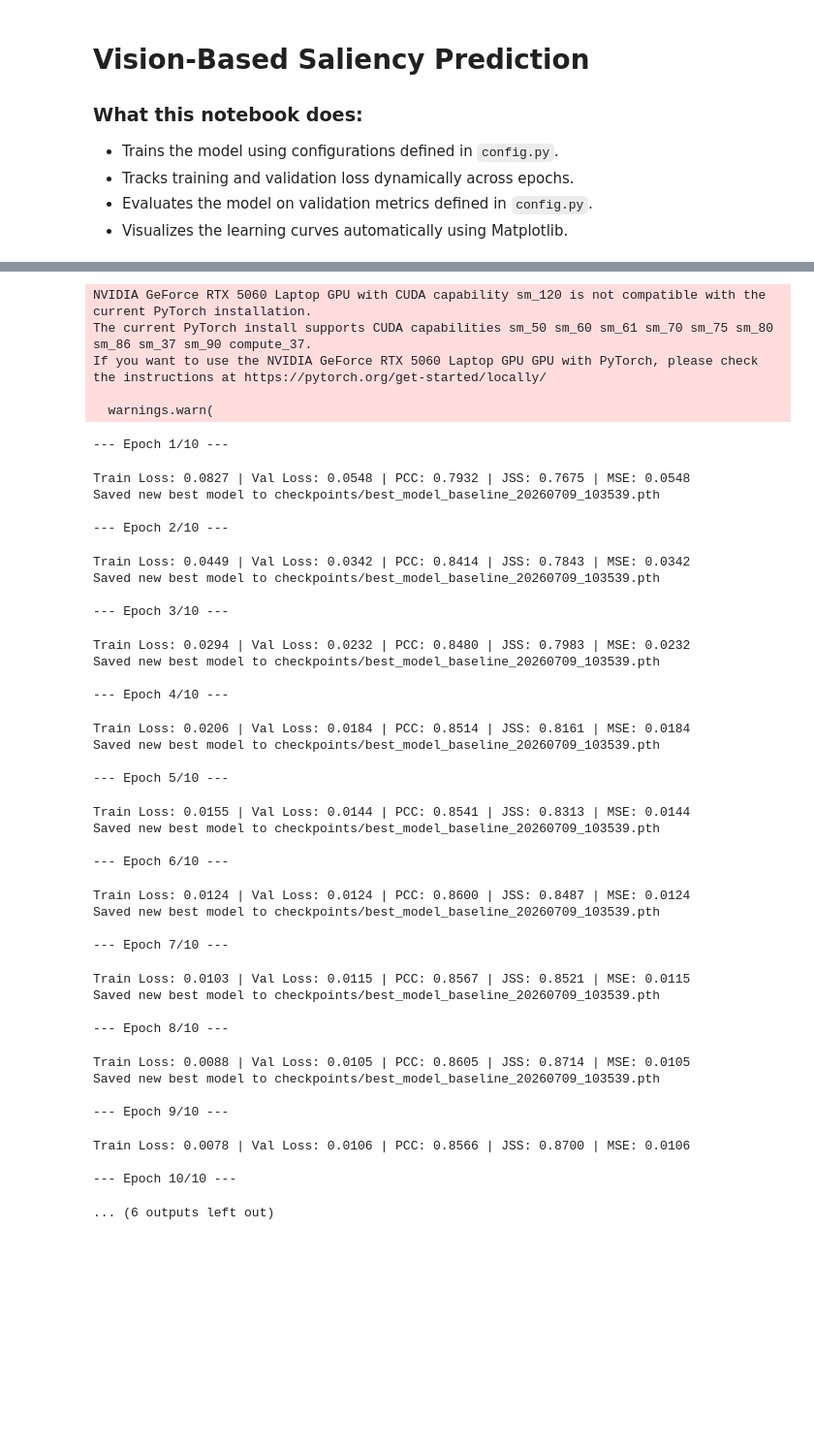
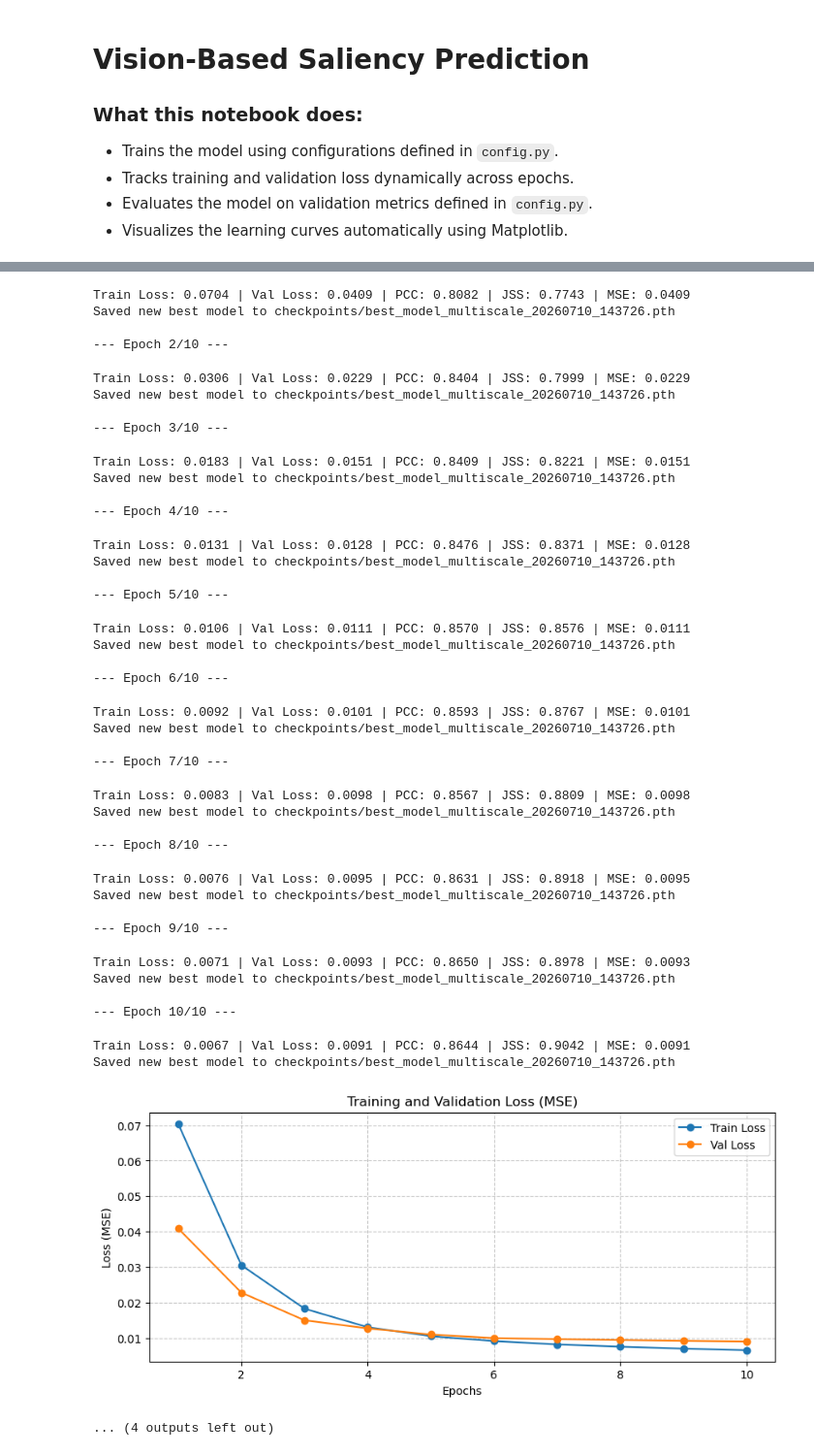
Before and after one commit to Roncooo/NNDL_Vision-Based-Saliency-Prediction, a Jupyter notebook: run.ipynb, the cells around one changed output, grey strips where cells are left out. Shown at 97% size. Saved outputs shown, nothing was run; the diff lists cells and outputs as text; code cells hidden in the pictures; blank space fills up the shorter version.

Commit message:
train of multiscale model

```diff
--- a/run.ipynb
+++ b/run.ipynb
@@ -21,7 +21,7 @@ PLOT_DIR = "plots"
 if SAVE_PLOTS:
     os.makedirs(PLOT_DIR, exist_ok=True)
 
-experiments = ["baseline"]
+experiments = ["multiscale"] # baseline or multiscale
 results = {}
 
 for name in experiments:
@@ -89,42 +91,40 @@ Using device: cuda
-NVIDIA GeForce RTX 5060 Laptop GPU with CUDA capability sm_120 is not compatible with the current PyTorch installation.
-The current PyTorch install supports CUDA capabilities sm_50 sm_60 sm_61 sm_70 sm_75 sm_80 sm_86 sm_37 sm_90 compute_37.
-If you want to use the NVIDIA GeForce RTX 5060 Laptop GPU GPU with PyTorch, please check the instructions at https://pytorch.org/get-started/locally/
+Train Loss: 0.0704 | Val Loss: 0.0409 | PCC: 0.8082 | JSS: 0.7743 | MSE: 0.0409
+Saved new best model to checkpoints/best_model_multiscale_20260710_143726.pth
 
-  warnings.warn(
+--- Epoch 2/10 ---
---- Epoch 1/10 ---
+Train Loss: 0.0306 | Val Loss: 0.0229 | PCC: 0.8404 | JSS: 0.7999 | MSE: 0.0229
+Saved new best model to checkpoints/best_model_multiscale_20260710_143726.pth
+
+--- Epoch 3/10 ---
-Train Loss: 0.0827 | Val Loss: 0.0548 | PCC: 0.7932 | JSS: 0.7675 | MSE: 0.0548
-Saved new best model to checkpoints/best_model_baseline_20260709_103539.pth
+Train Loss: 0.0183 | Val Loss: 0.0151 | PCC: 0.8409 | JSS: 0.8221 | MSE: 0.0151
+Saved new best model to checkpoints/best_model_multiscale_20260710_143726.pth
 
---- Epoch 2/10 ---
+--- Epoch 4/10 ---
-Train Loss: 0.0449 | Val Loss: 0.0342 | PCC: 0.8414 | JSS: 0.7843 | MSE: 0.0342
-Saved new best model to checkpoints/best_model_baseline_20260709_103539.pth
+Train Loss: 0.0131 | Val Loss: 0.0128 | PCC: 0.8476 | JSS: 0.8371 | MSE: 0.0128
+Saved new best model to checkpoints/best_model_multiscale_20260710_143726.pth
 
---- Epoch 3/10 ---
+--- Epoch 5/10 ---
-Train Loss: 0.0294 | Val Loss: 0.0232 | PCC: 0.8480 | JSS: 0.7983 | MSE: 0.0232
-Saved new best model to checkpoints/best_model_baseline_20260709_103539.pth
+Train Loss: 0.0106 | Val Loss: 0.0111 | PCC: 0.8570 | JSS: 0.8576 | MSE: 0.0111
+Saved new best model to checkpoints/best_model_multiscale_20260710_143726.pth
 
---- Epoch 4/10 ---
+--- Epoch 6/10 ---
-Train Loss: 0.0206 | Val Loss: 0.0184 | PCC: 0.8514 | JSS: 0.8161 | MSE: 0.0184
-Saved new best model to checkpoints/best_model_baseline_20260709_103539.pth
+Train Loss: 0.0092 | Val Loss: 0.0101 | PCC: 0.8593 | JSS: 0.8767 | MSE: 0.0101
+Saved new best model to checkpoints/best_model_multiscale_20260710_143726.pth
 
---- Epoch 5/10 ---
+--- Epoch 7/10 ---
-Train Loss: 0.0155 | Val Loss: 0.0144 | PCC: 0.8541 | JSS: 0.8313 | MSE: 0.0144
-Saved new best model to checkpoints/best_model_baseline_20260709_103539.pth
+Train Loss: 0.0083 | Val Loss: 0.0098 | PCC: 0.8567 | JSS: 0.8809 | MSE: 0.0098
+Saved new best model to checkpoints/best_model_multiscale_20260710_143726.pth
 
---- Epoch 6/10 ---
+--- Epoch 8/10 ---
-Train Loss: 0.0124 | Val Loss: 0.0124 | PCC: 0.8600 | JSS: 0.8487 | MSE: 0.0124
-Saved new best model to checkpoints/best_model_baseline_20260709_103539.pth
+Train Loss: 0.0076 | Val Loss: 0.0095 | PCC: 0.8631 | JSS: 0.8918 | MSE: 0.0095
+Saved new best model to checkpoints/best_model_multiscale_20260710_143726.pth
 
---- Epoch 7/10 ---
+--- Epoch 9/10 ---
-Train Loss: 0.0103 | Val Loss: 0.0115 | PCC: 0.8567 | JSS: 0.8521 | MSE: 0.0115
-Saved new best model to checkpoints/best_model_baseline_20260709_103539.pth
+Train Loss: 0.0071 | Val Loss: 0.0093 | PCC: 0.8650 | JSS: 0.8978 | MSE: 0.0093
+Saved new best model to checkpoints/best_model_multiscale_20260710_143726.pth
 
---- Epoch 8/10 ---
+--- Epoch 10/10 ---
-Train Loss: 0.0088 | Val Loss: 0.0105 | PCC: 0.8605 | JSS: 0.8714 | MSE: 0.0105
-Saved new best model to checkpoints/best_model_baseline_20260709_103539.pth
-
---- Epoch 9/10 ---
+Train Loss: 0.0067 | Val Loss: 0.0091 | PCC: 0.8644 | JSS: 0.9042 | MSE: 0.0091
+Saved new best model to checkpoints/best_model_multiscale_20260710_143726.pth
+[figure, added]
-Train Loss: 0.0078 | Val Loss: 0.0106 | PCC: 0.8566 | JSS: 0.8700 | MSE: 0.0106
-
---- Epoch 10/10 ---
+... (4 outputs left out)
-... (6 outputs left out)
```
Also changed, not shown: parts of 1 cell of this notebook, 4 other files.
